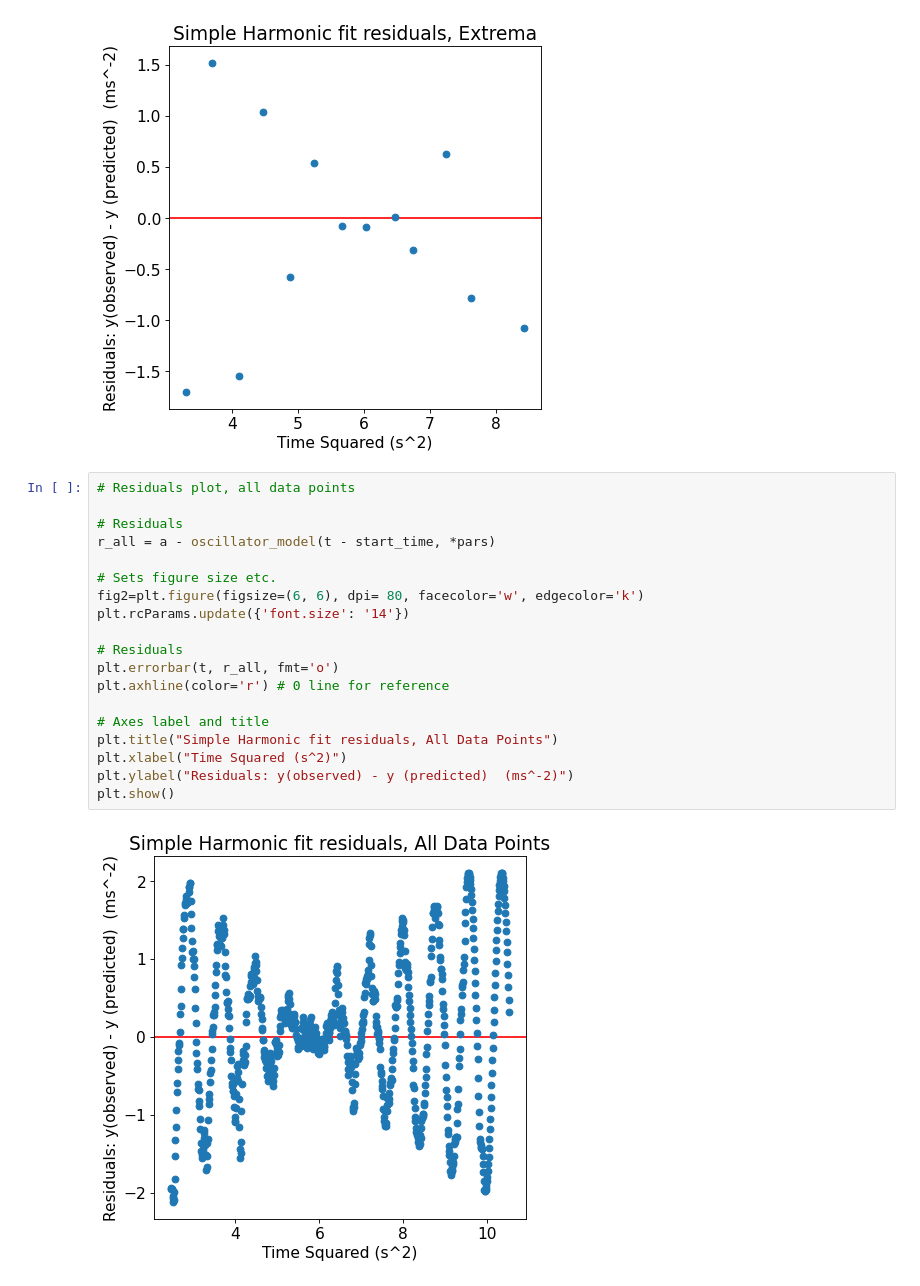
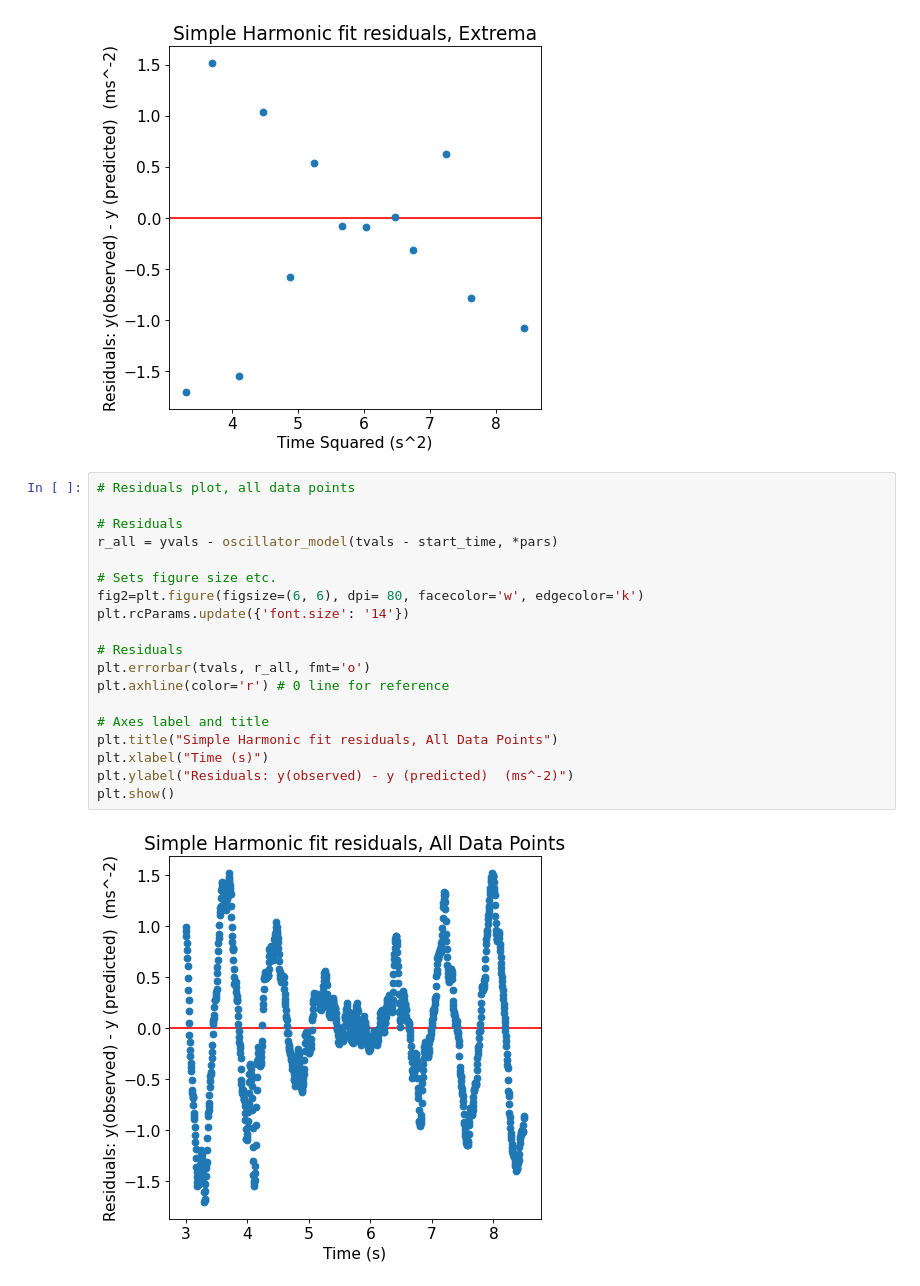
Before and after one commit to mito-funatsu/5bl-t1, a Jupyter notebook: Part 3 Fit 1- Damped Harmonic Oscillator.ipynb, the cells around one changed output. Saved outputs shown, nothing was run; the diff lists cells and outputs as text.

```diff
--- a/Part 3 Fit 1- Damped Harmonic Oscillator.ipynb
+++ b/Part 3 Fit 1- Damped Harmonic Oscillator.ipynb
@@ -341,21 +341,21 @@ plt.show()
 # %%
 # Residuals plot, all data points
 
 # Residuals
-r_all = a - oscillator_model(t - start_time, *pars)
+r_all = yvals - oscillator_model(tvals - start_time, *pars)
 
 # Sets figure size etc.
 fig2=plt.figure(figsize=(6, 6), dpi= 80, facecolor='w', edgecolor='k')
 plt.rcParams.update({'font.size': '14'})
 
 # Residuals
-plt.errorbar(t, r_all, fmt='o')
+plt.errorbar(tvals, r_all, fmt='o')
 plt.axhline(color='r') # 0 line for reference
 
 # Axes label and title
 plt.title("Simple Harmonic fit residuals, All Data Points")
-plt.xlabel("Time Squared (s^2)")
+plt.xlabel("Time (s)")
 plt.ylabel("Residuals: y(observed) - y (predicted)  (ms^-2)")
 plt.show()
 # %% [output]
-[figure, old version]
+[figure, new version]
```
Also changed, not shown: 2 other files.
